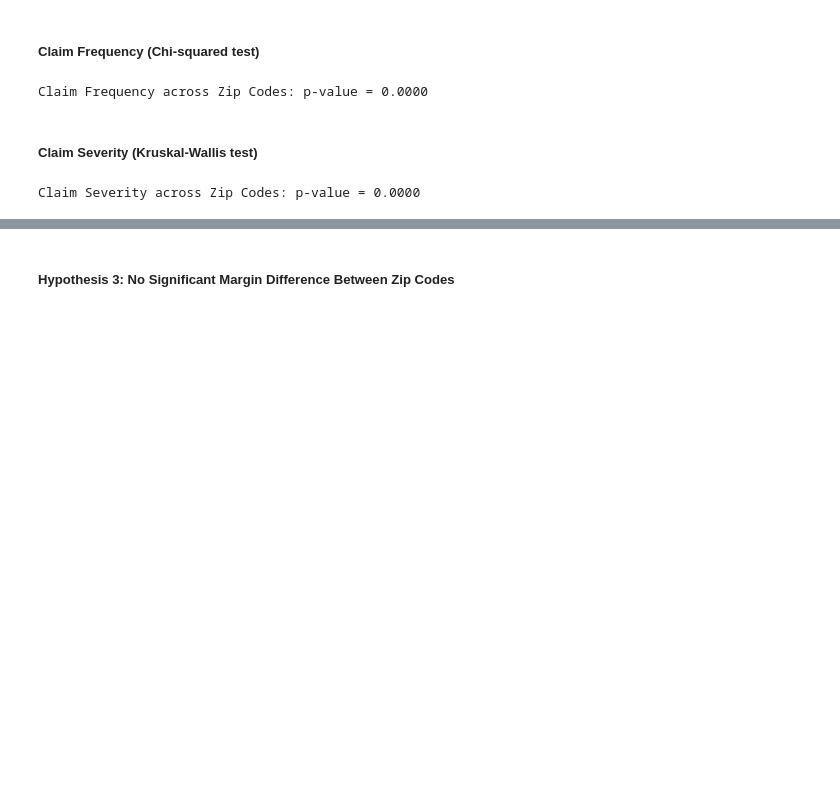
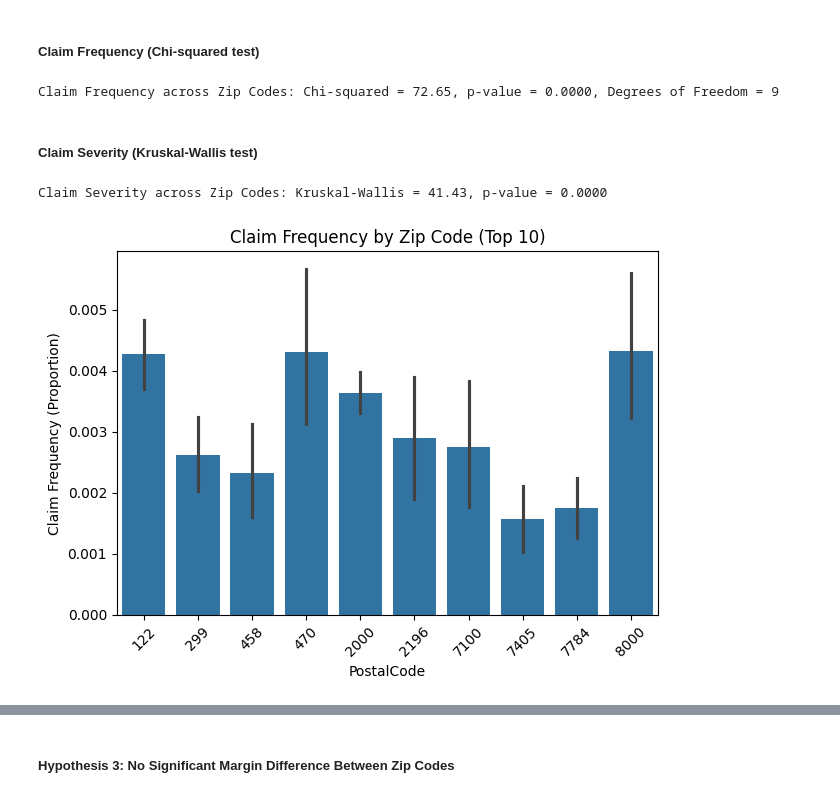
Before and after one commit to GedionAfework/AlphaCare-Insurance-Solutions, a Jupyter notebook: notebooks/hypothesis_testing.ipynb, the cells around one changed output, grey strips where cells are left out. Drawn from its saved outputs; the diff is of its cells as text; code cells hidden in the pictures; blank space fills up the shorter version.

```diff
--- a/notebooks/hypothesis_testing.ipynb
+++ b/notebooks/hypothesis_testing.ipynb
@@ -93,14 +103,24 @@ data_zip_subset.head()
 # %%
 contingency_table = pd.crosstab(data_zip_subset['PostalCode'], data_zip_subset['HasClaim'])
 chi2, p, dof, expected = chi2_contingency(contingency_table)
-print(f"Claim Frequency across Zip Codes: p-value = {p:.4f}")
+print(f"Claim Frequency across Zip Codes: Chi-squared = {chi2:.2f}, p-value = {p:.4f}, Degrees of Freedom = {dof}")
 # %% [output]
-Claim Frequency across Zip Codes: p-value = 0.0000
+Claim Frequency across Zip Codes: Chi-squared = 72.65, p-value = 0.0000, Degrees of Freedom = 9
 # %% [markdown]
 ##### Claim Severity (Kruskal-Wallis test)
 # %%
 zip_groups = [claim_data[claim_data['PostalCode'] == z]['TotalClaims'] for z in top_zips]
 stat, p = kruskal(*zip_groups)
-print(f"Claim Severity across Zip Codes: p-value = {p:.4f}")
+print(f"Claim Severity across Zip Codes: Kruskal-Wallis = {stat:.2f}, p-value = {p:.4f}")
 # %% [output]
-Claim Severity across Zip Codes: p-value = 0.0000
+Claim Severity across Zip Codes: Kruskal-Wallis = 41.43, p-value = 0.0000
+# %%
+sns.barplot(x='PostalCode', y='HasClaim', data=data_zip_subset, estimator=lambda x: sum(x)/len(x))
+plt.title('Claim Frequency by Zip Code (Top 10)')
+plt.ylabel('Claim Frequency (Proportion)')
+plt.xticks(rotation=45)
+plt.tight_layout()
+plt.savefig('../plots/claim_frequency_zipcode.png')
+plt.show()
+# %% [output]
+[figure, added]
```
Also changed, not shown: parts of 17 cells of this notebook, 6 other files.
